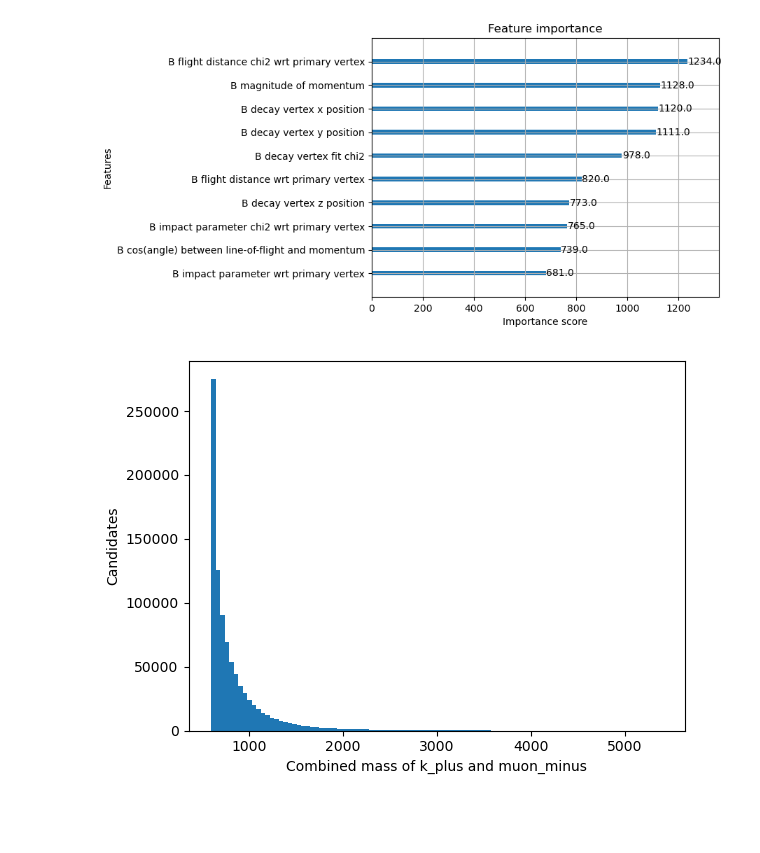
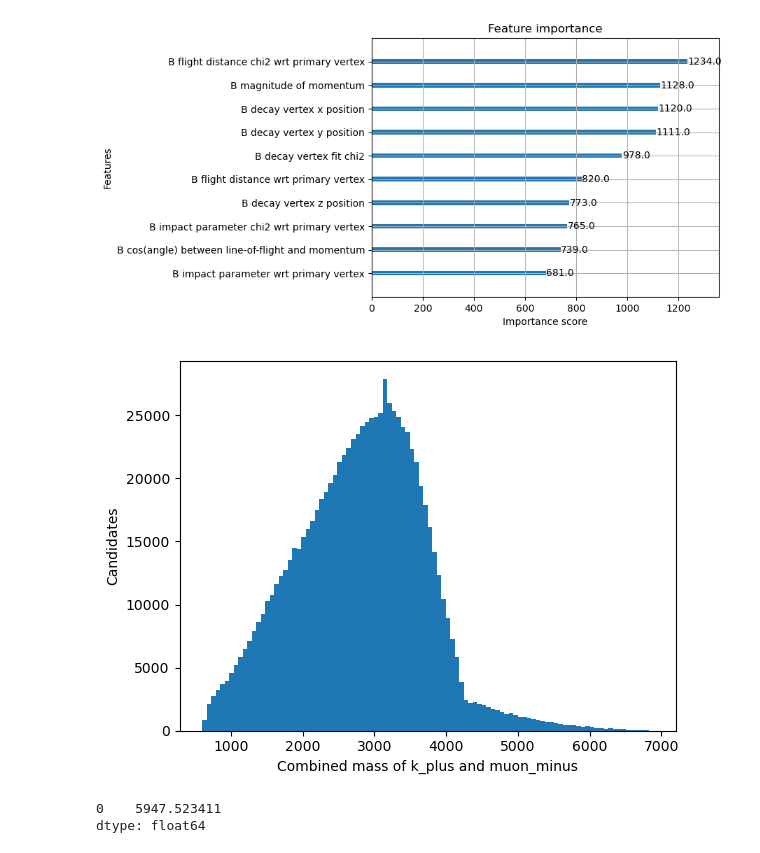
Before and after one commit to kamil-magom/kamil-sahrid-y3-cycle1-lab, a Jupyter notebook: kamil/workbook.ipynb, the cells around one changed output. Drawn from its saved outputs; the diff is of its cells as text; code cells hidden in the pictures; blank space fills up the shorter version.

Commit message:
combined mass signal cleaned

```diff
--- a/kamil/workbook.ipynb
+++ b/kamil/workbook.ipynb
@@ -214,19 +214,33 @@ a = xgboost.plot_importance(model)
 # %%
 import numpy as np
 
+#individual values
 k_plus_energy = data_2011['Kaon 4-momentum energy component']
-k_plus_momentum = data_2011['Kaon magnitude of momentum']
+k_plus_x = data_2011['Kaon 4-momentum x component']
+k_plus_y = data_2011['Kaon 4-momentum y component']
+k_plus_z = data_2011['Kaon 4-momentum z component']
 muon_minus_energy = data_2011['Opposite-sign muon 4-momentum energy component']
-muon_minus_momentum = data_2011['Opposite-sign muon magnitude of momentum']
+muon_minus_x = data_2011['Opposite-sign muon 4-momentum x component']
+muon_minus_y = data_2011['Opposite-sign muon 4-momentum y component']
+muon_minus_z = data_2011['Opposite-sign muon 4-momentum z component']
 
+#combined values
 combined_energy = k_plus_energy + muon_minus_energy
-combined_momentum = k_plus_momentum + muon_minus_momentum
+combined_momentum_x = k_plus_x + muon_minus_x
+combined_momentum_z = k_plus_z + muon_minus_z
+combined_momentum_y = muon_minus_y + k_plus_y
+combined_momentum = np.sqrt(combined_momentum_x**2 + combined_momentum_y**2 + combined_momentum_z**2)
 
-mass = np.sqrt(combined_energy**2 - combined_momentum**2)
+#mass
+mass = np.sqrt(combined_energy**2 - (combined_momentum)**2)
 
 plt.hist(mass, bins=100)
 plt.xlabel(r'Combined mass of k_plus and muon_minus')
 plt.ylabel(r'Candidates')
 plt.show()
+
+mass.mode()
 # %% [output]
-[figure, old version]
+[figure, new version]
+0    5947.523411
+dtype: float64
```
